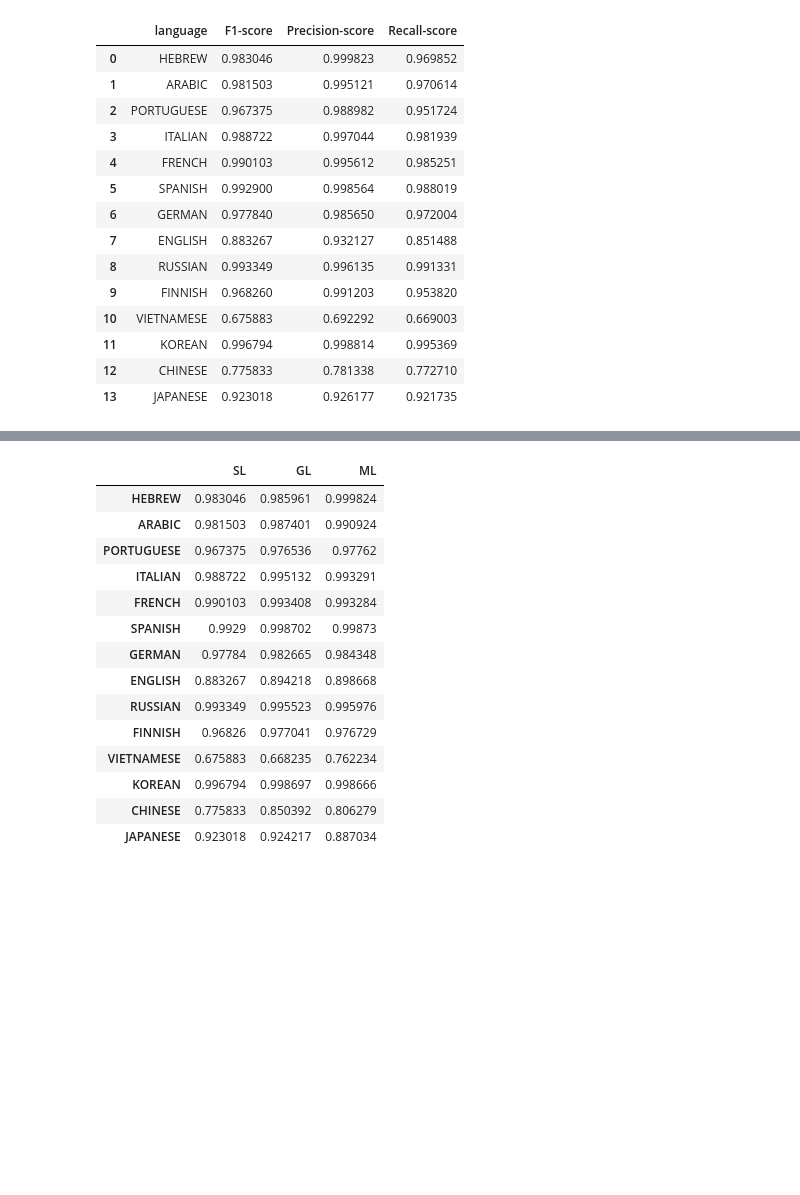
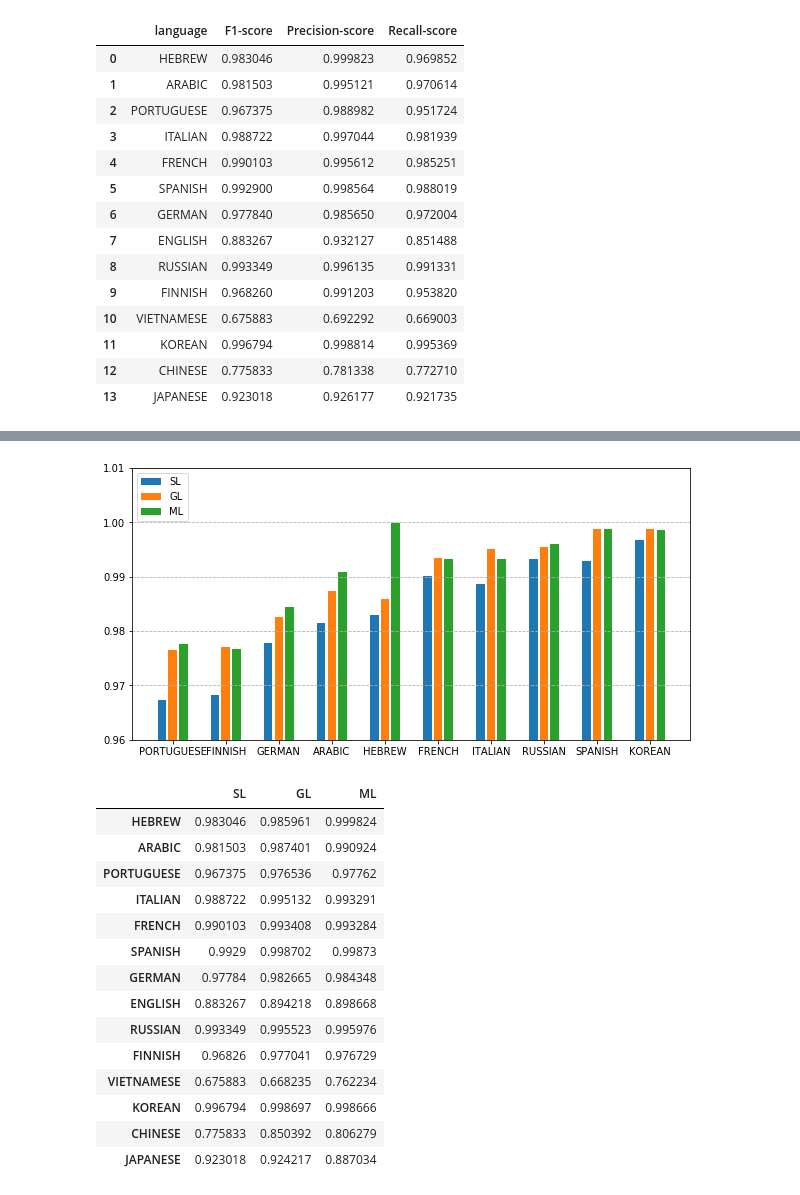
Before and after one commit to wuqi0704/MasterThesis_Tokenization, a Jupyter notebook: flair/plots.ipynb, the cells around one changed output, grey strips where cells are left out. Drawn from its saved outputs; the diff is of its cells as text; code cells hidden in the pictures; blank space fills up the shorter version.

```diff
--- a/flair/plots.ipynb
+++ b/flair/plots.ipynb
@@ -61,3 +165,25 @@ df.columns = ['SL','GL','ML']
+# %%
+import pandas as pd
+import numpy as np
+import matplotlib.pyplot as plt
+width = np.array([0.5]*10)
+x_pos = np.arange(4,14)*5
+x={}
+x[0]=x_pos-(width * 2)
+x[1]=x_pos
+x[2]=x_pos + (width *2)
+
+# plt.plot(figsize=(0.1,0.002)) # does not work
+f, ax = plt.subplots(figsize=(10,5))
+axes = plt.gca()
+axes.set_ylim([0.96,1.01])
+for t,T in enumerate(df_sorted[4:14].columns):
+    plt.bar(x[t],df_sorted[4:14][T],label=T)
+plt.xticks(x_pos, df_sorted[4:14].index,rotation=0)
+plt.legend(loc='upper left')
+plt.grid(ls='--',axis='y')
+# %% [output]
+[figure, added]
 # %%
 df.style.apply(highlight_max,axis=1)
 # %% [output]
```
Also changed, not shown: parts of 12 cells of this notebook, 9 other files.
